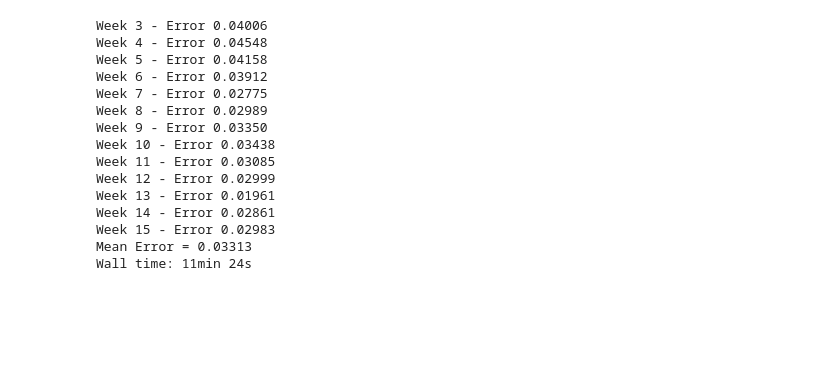
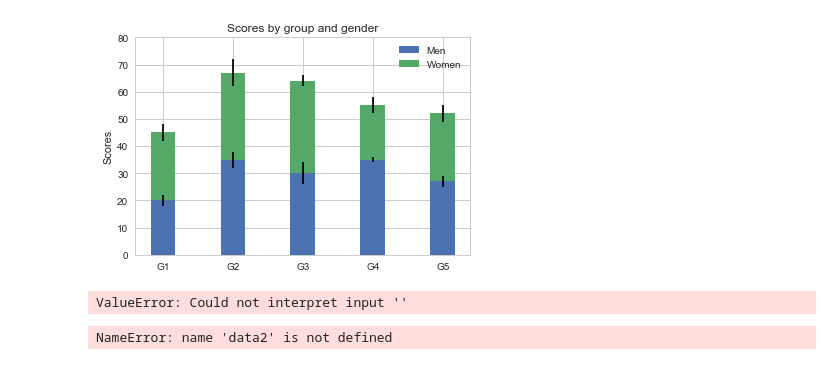
Before and after one commit to imaginave/LVL_prediction, a Jupyter notebook: DIPLOMA_LVL2.ipynb, the cells around one changed output. Drawn from its saved outputs; the diff is of its cells as text; code cells hidden in the pictures; blank space fills up the shorter version.

```diff
--- a/DIPLOMA_LVL2.ipynb
+++ b/DIPLOMA_LVL2.ipynb
@@ -63,0 +154,12 @@ Wall time: 494 ms
+# %%
+import seaborn as sns
+f, ax = plt.subplots(figsize=(15, 9))
+sns.set(style="whitegrid")
+
+ax = sns.barplot(data=result)
+sns.set_color_codes("pastel")
+sns.barplot(x="lvl", y="count", data=result,
+            label="Total", color="b")
+sns.set_color_codes("muted")
+sns.barplot(x="lvl", y="count", data=result2,
+            label="Total", color="b")
@@ -64,3 +255,30 @@ Wall time: 494 ms
+# %%
+
+N = 9
+menMeans = (20, 35, 30, 35, 27)
+womenMeans = (25, 32, 34, 20, 25)
+menStd = (2, 3, 4, 1, 2)
+womenStd = (3, 5, 2, 3, 3)
+ind = np.arange(N)    # the x locations for the groups
+width = 0.35       # the width of the bars: can also be len(x) sequence
+
+p1 = plt.bar(ind, menMeans, width, yerr=menStd)
+p2 = plt.bar(ind, womenMeans, width,
+             bottom=menMeans, yerr=womenStd)
+
+plt.ylabel('Scores')
+plt.title('Scores by group and gender')
+plt.xticks(ind, ('G1', 'G2', 'G3', 'G4', 'G5'))
+plt.yticks(np.arange(0, 81, 10))
+plt.legend((p1[0], p2[0]), ('Men', 'Women'))
+
+plt.show()
+# %% [output]
+[figure, added]
+# %%
+ax = sns.barplot(x="", y="LVL_mean", data=df_mean)
+# %% [output]
+ValueError: Could not interpret input ''
 # %%
 %%time
 mean_error = []
@@ -72,30 +290,16 @@ for camp in range(3,16):
     ytr, yts = train['LVL'].values, val['LVL'].values
 
     mdl = LGBMRegressor(n_estimators=1000, learning_rate=0.01)
-    mdl.fit(xtr, np.log1p(ytr))
+    mdl.fit(xtr, ytr)
 
-    p = np.expm1(mdl.predict(xts))
+    p = mdl.predict(xts)
 
     error = rmsle(yts, p)
     print('Week %d - Error %.5f' % (camp, error))
     mean_error.append(error)
 print('Mean Error = %.5f' % np.mean(mean_error))
 # %% [output]
-Week 3 - Error 0.04006
-Week 4 - Error 0.04548
-Week 5 - Error 0.04158
-Week 6 - Error 0.03912
-Week 7 - Error 0.02775
-Week 8 - Error 0.02989
-Week 9 - Error 0.03350
-Week 10 - Error 0.03438
-Week 11 - Error 0.03085
-Week 12 - Error 0.02999
-Week 13 - Error 0.01961
-Week 14 - Error 0.02861
-Week 15 - Error 0.02983
-Mean Error = 0.03313
-Wall time: 11min 24s
+NameError: name 'data2' is not defined
 # %%
 %%time
 mean_error = []
```
Also changed, not shown: parts of 27 cells of this notebook.
